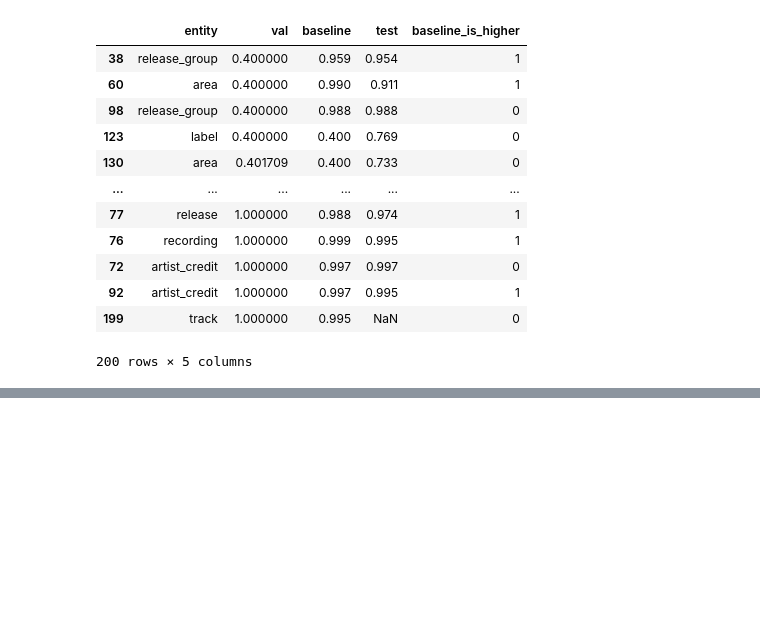
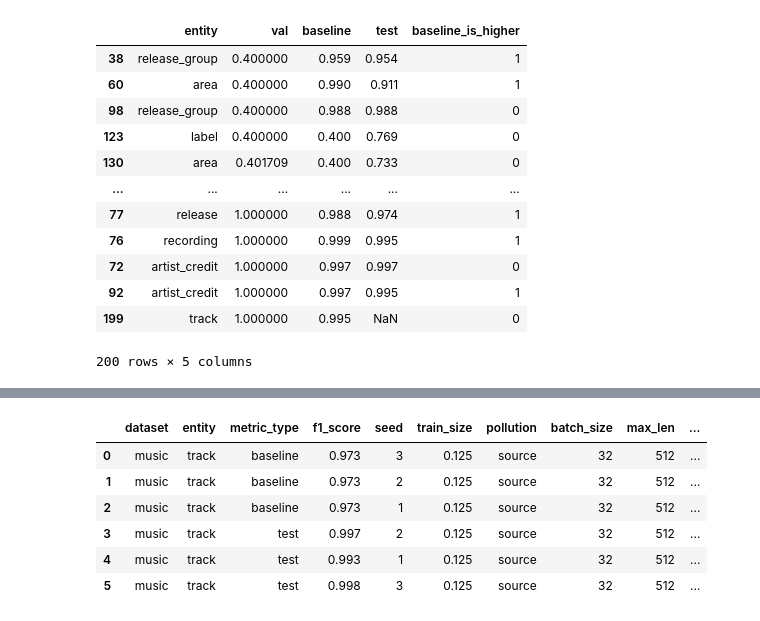
Before and after one commit to oskar-ong/deepcem, a Jupyter notebook: notebooks/results_music.ipynb, the cells around one changed output, grey strips where cells are left out. Drawn from its saved outputs; the diff is of its cells as text; code cells hidden in the pictures; blank space fills up the shorter version.

```diff
--- a/notebooks/results_music.ipynb
+++ b/notebooks/results_music.ipynb
@@ -249,3 +282,14 @@ Found 20 rows with Standard Deviation > 0.05
 | 37 | music | track | phase1 | 0.683000 | 0.203620 | 3 | 0.125 | low | 10 |
 | 38 | music | track | phase1 | 0.572667 | 0.269147 | 3 | 0.125 | medium | 10 |
 | 39 | music | track | phase1 | 0.758000 | 0.246051 | 3 | 0.125 | source | 10 |
+# %%
+df_nan_sd = query_metrics_by_config(9806715, "source", "track")
+display(df_nan_sd)
+# %% [output]
+|  | dataset | entity | metric_type | f1_score | seed | train_size | pollution | batch_size | max_len | ... |
+| 0 | music | track | baseline | 0.973 | 3 | 0.125 | source | 32 | 512 | ... |
+| 1 | music | track | baseline | 0.973 | 2 | 0.125 | source | 32 | 512 | ... |
+| 2 | music | track | baseline | 0.973 | 1 | 0.125 | source | 32 | 512 | ... |
+| 3 | music | track | test | 0.997 | 2 | 0.125 | source | 32 | 512 | ... |
+| 4 | music | track | test | 0.993 | 1 | 0.125 | source | 32 | 512 | ... |
+| 5 | music | track | test | 0.998 | 3 | 0.125 | source | 32 | 512 | ... |
```
Also changed, not shown: parts of 8 cells of this notebook, 56 other files.
